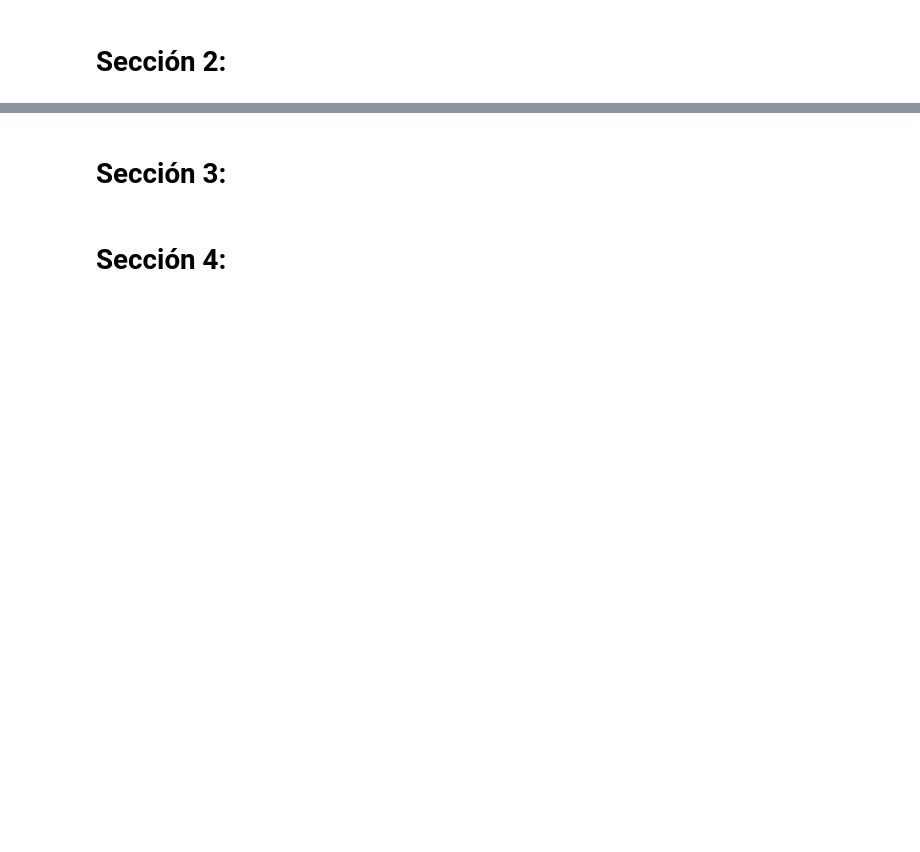
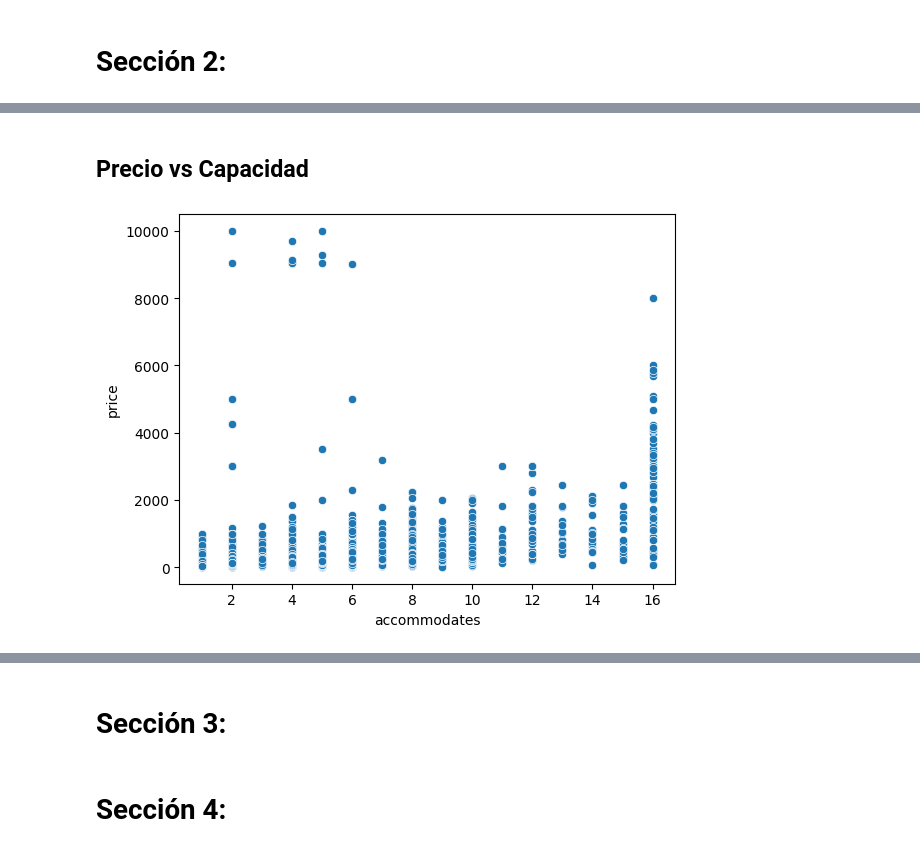
Before and after one commit to LeMarsito02/AIRBNBANALYTICS, a Jupyter notebook: Taller_1_EDA_Modelos_Regresion.ipynb, the cells around one changed output, grey strips where cells are left out. Drawn from its saved outputs; the diff is of its cells as text; code cells hidden in the pictures; blank space fills up the shorter version.

```diff
--- a/Taller_1_EDA_Modelos_Regresion.ipynb
+++ b/Taller_1_EDA_Modelos_Regresion.ipynb
@@ -337,0 +444,7 @@ print("\nDatos listos. Shape final:", df.shape)
+# %% [markdown]
+## Precio vs Capacidad
+# %%
+sns.scatterplot(x="accommodates", y="price", data=df)
+plt.show()
+# %% [output]
+[figure, added]
```
Also changed, not shown: parts of 16 cells of this notebook, 5 other files.
